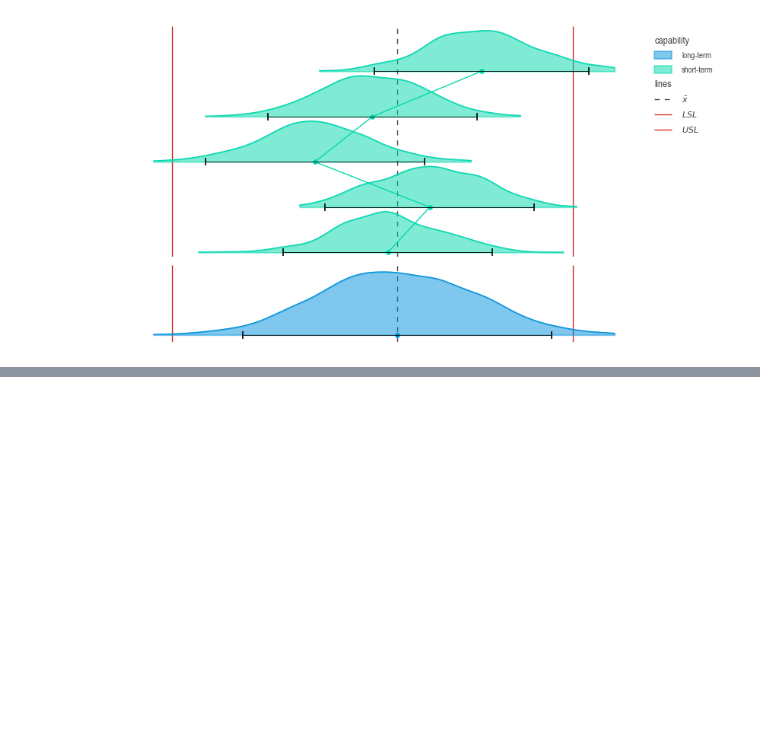
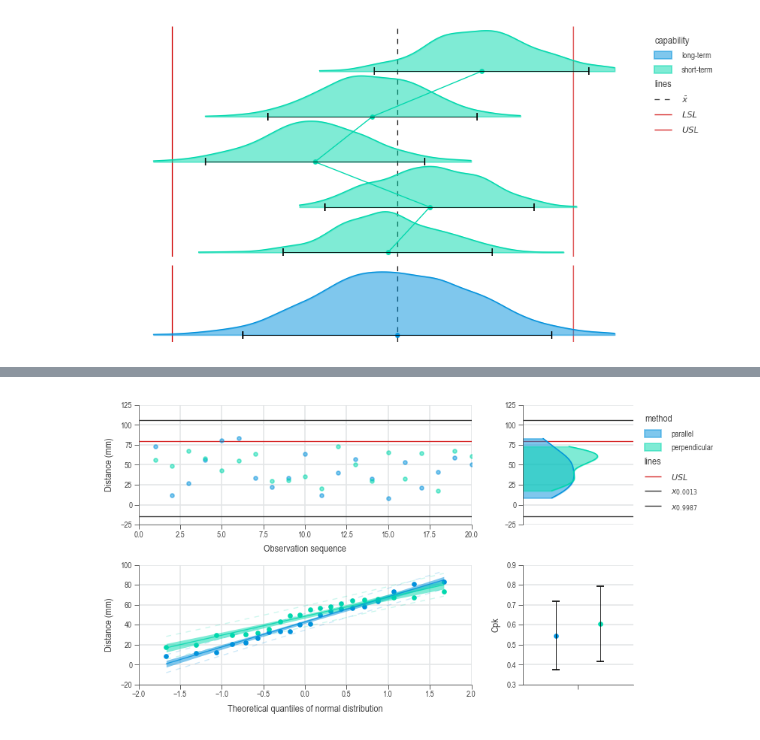
Before and after one commit to j4ggr/DaSPi, a Jupyter notebook: notebooks/doc-content_process-analysis.ipynb, the cells around one changed output, grey strips where cells are left out. Saved outputs shown, nothing was run; the diff lists cells and outputs as text; code cells hidden in the pictures; blank space fills up the shorter version.

```diff
--- a/notebooks/doc-content_process-analysis.ipynb
+++ b/notebooks/doc-content_process-analysis.ipynb
@@ -131,0 +172,50 @@ dtype: object
+# %%
+df = dsp.load_dataset('drop_card')
+spec_limits = None, float(df.loc[0, 'usl'])
+target = 'distance'
+target_label = 'Distance (mm)'
+
+chart = dsp.JointChart(
+        source=df,
+        target=target,
+        feature='',
+        hue='method',
+        ncols=2,
+        nrows=2,
+        width_ratios=[3, 1],
+        dodge=(
+            False, False,
+            False, True)
+    ).plot(
+        dsp.Scatter
+    ).plot(
+        dsp.GaussianKDE,
+        show_density_axis=False,
+    ).plot(
+        dsp.Probability,
+        dist='norm'
+    ).plot(
+        dsp.CapabilityConfidenceInterval,
+        spec_limits=spec_limits,
+        n_groups=1,
+        kind='cpk'
+    ).stripes(
+        mean=(
+            False, False,
+            False, False),
+        control_limits=(
+            True, True,
+            False, False),
+        spec_limits=(
+            spec_limits, spec_limits,
+            (None, None), (None, None)),
+    ).label(
+        target_label=(
+            target_label, '',
+            target_label, 'Cpk'),
+        feature_label=(
+            'Observation sequence', '',
+            'Theoretical quantiles of normal distribution', ''),
+    )
+# %% [output]
+[figure, added]
```
Also changed, not shown: parts of 5 cells of this notebook, 3 other files.
